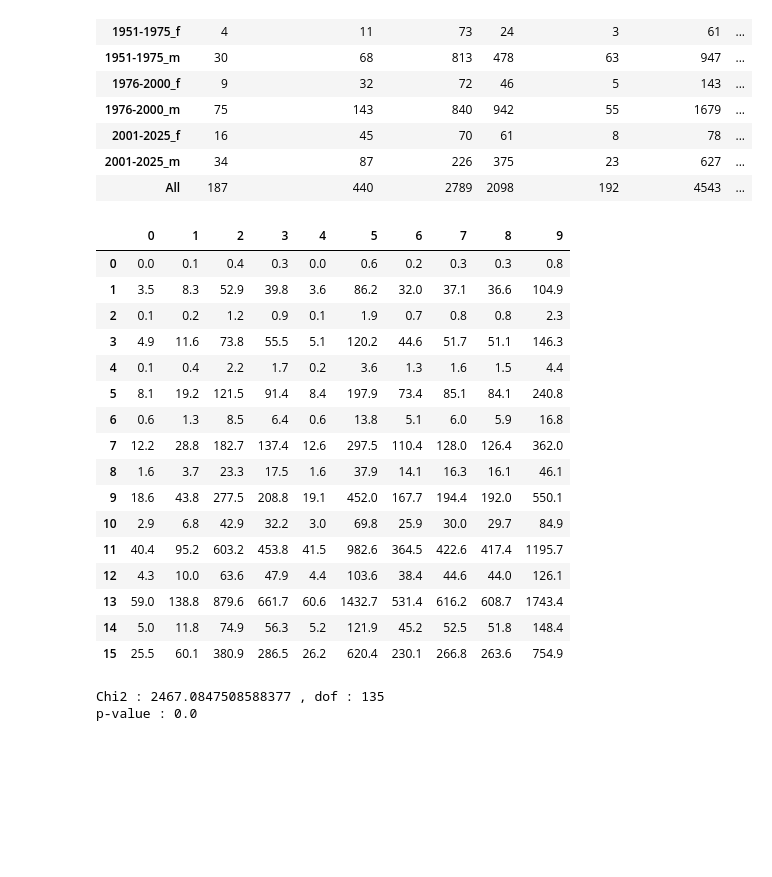
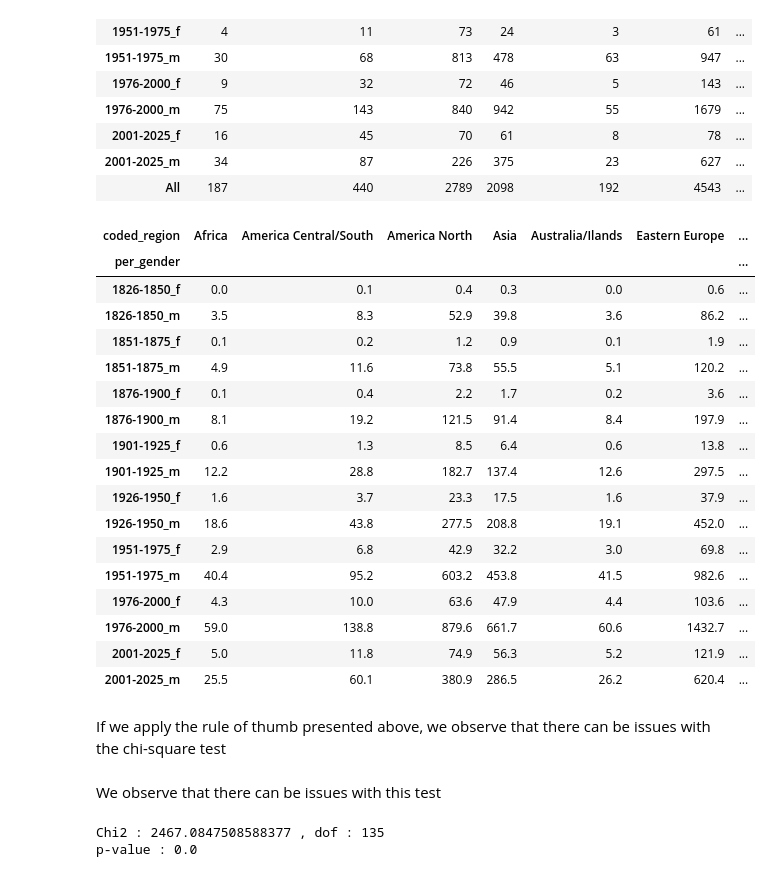
Before and after one commit to Sciences-historiques-numeriques/astronomers, a Jupyter notebook: notebooks_jupyter/wikidata_exploration/da3_distribution_continents_triplestore.ipynb, the cells around one changed output. Saved outputs shown, nothing was run; the diff lists cells and outputs as text; code cells hidden in the pictures; blank space fills up the shorter version.

```diff
--- a/notebooks_jupyter/wikidata_exploration/da3_distribution_continents_triplestore.ipynb
+++ b/notebooks_jupyter/wikidata_exploration/da3_distribution_continents_triplestore.ipynb
@@ -592,25 +663,33 @@ statistic, p, dof, expected = stats.chi2_contingency(X)
 # %%
 ### For significant chi-2 test minimal number in each cell of expected:5
 # bias in the results
-pd.DataFrame(expected).round(1)
+dfe = pd.DataFrame(expected).round(1)
+dfe.index = X.index
+dfe.columns = X.columns
+dfe
 # %% [output]
-|  | 0 | 1 | 2 | 3 | 4 | 5 | 6 | 7 | 8 | 9 |
-| 0 | 0.0 | 0.1 | 0.4 | 0.3 | 0.0 | 0.6 | 0.2 | 0.3 | 0.3 | 0.8 |
-| 1 | 3.5 | 8.3 | 52.9 | 39.8 | 3.6 | 86.2 | 32.0 | 37.1 | 36.6 | 104.9 |
-| 2 | 0.1 | 0.2 | 1.2 | 0.9 | 0.1 | 1.9 | 0.7 | 0.8 | 0.8 | 2.3 |
-| 3 | 4.9 | 11.6 | 73.8 | 55.5 | 5.1 | 120.2 | 44.6 | 51.7 | 51.1 | 146.3 |
-| 4 | 0.1 | 0.4 | 2.2 | 1.7 | 0.2 | 3.6 | 1.3 | 1.6 | 1.5 | 4.4 |
-| 5 | 8.1 | 19.2 | 121.5 | 91.4 | 8.4 | 197.9 | 73.4 | 85.1 | 84.1 | 240.8 |
-| 6 | 0.6 | 1.3 | 8.5 | 6.4 | 0.6 | 13.8 | 5.1 | 6.0 | 5.9 | 16.8 |
-| 7 | 12.2 | 28.8 | 182.7 | 137.4 | 12.6 | 297.5 | 110.4 | 128.0 | 126.4 | 362.0 |
-| 8 | 1.6 | 3.7 | 23.3 | 17.5 | 1.6 | 37.9 | 14.1 | 16.3 | 16.1 | 46.1 |
-| 9 | 18.6 | 43.8 | 277.5 | 208.8 | 19.1 | 452.0 | 167.7 | 194.4 | 192.0 | 550.1 |
-| 10 | 2.9 | 6.8 | 42.9 | 32.2 | 3.0 | 69.8 | 25.9 | 30.0 | 29.7 | 84.9 |
-| 11 | 40.4 | 95.2 | 603.2 | 453.8 | 41.5 | 982.6 | 364.5 | 422.6 | 417.4 | 1195.7 |
-| 12 | 4.3 | 10.0 | 63.6 | 47.9 | 4.4 | 103.6 | 38.4 | 44.6 | 44.0 | 126.1 |
-| 13 | 59.0 | 138.8 | 879.6 | 661.7 | 60.6 | 1432.7 | 531.4 | 616.2 | 608.7 | 1743.4 |
-| 14 | 5.0 | 11.8 | 74.9 | 56.3 | 5.2 | 121.9 | 45.2 | 52.5 | 51.8 | 148.4 |
-| 15 | 25.5 | 60.1 | 380.9 | 286.5 | 26.2 | 620.4 | 230.1 | 266.8 | 263.6 | 754.9 |
+| coded_region | Africa | America Central/South | America North | Asia | Australia/Ilands | Eastern Europe | ... |
+| per_gender |  |  |  |  |  |  | ... |
+| 1826-1850_f | 0.0 | 0.1 | 0.4 | 0.3 | 0.0 | 0.6 | ... |
+| 1826-1850_m | 3.5 | 8.3 | 52.9 | 39.8 | 3.6 | 86.2 | ... |
+| 1851-1875_f | 0.1 | 0.2 | 1.2 | 0.9 | 0.1 | 1.9 | ... |
+| 1851-1875_m | 4.9 | 11.6 | 73.8 | 55.5 | 5.1 | 120.2 | ... |
+| 1876-1900_f | 0.1 | 0.4 | 2.2 | 1.7 | 0.2 | 3.6 | ... |
+| 1876-1900_m | 8.1 | 19.2 | 121.5 | 91.4 | 8.4 | 197.9 | ... |
+| 1901-1925_f | 0.6 | 1.3 | 8.5 | 6.4 | 0.6 | 13.8 | ... |
+| 1901-1925_m | 12.2 | 28.8 | 182.7 | 137.4 | 12.6 | 297.5 | ... |
+| 1926-1950_f | 1.6 | 3.7 | 23.3 | 17.5 | 1.6 | 37.9 | ... |
+| 1926-1950_m | 18.6 | 43.8 | 277.5 | 208.8 | 19.1 | 452.0 | ... |
+| 1951-1975_f | 2.9 | 6.8 | 42.9 | 32.2 | 3.0 | 69.8 | ... |
+| 1951-1975_m | 40.4 | 95.2 | 603.2 | 453.8 | 41.5 | 982.6 | ... |
+| 1976-2000_f | 4.3 | 10.0 | 63.6 | 47.9 | 4.4 | 103.6 | ... |
+| 1976-2000_m | 59.0 | 138.8 | 879.6 | 661.7 | 60.6 | 1432.7 | ... |
+| 2001-2025_f | 5.0 | 11.8 | 74.9 | 56.3 | 5.2 | 121.9 | ... |
+| 2001-2025_m | 25.5 | 60.1 | 380.9 | 286.5 | 26.2 | 620.4 | ... |
+# %% [markdown]
+If we apply the rule of thumb presented above, we observe that there can be issues with the chi-square test
+# %% [markdown]
+We observe that there can be issues with this test
 # %%
 print('Chi2 :', statistic, ', dof :',dof)
 print('p-value :', p)
```
Also changed, not shown: parts of 26 cells of this notebook.
